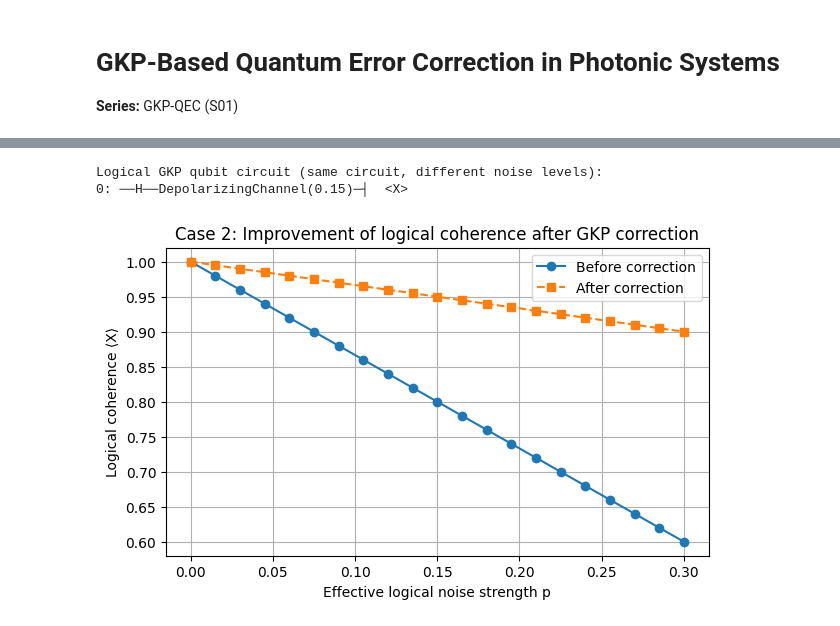
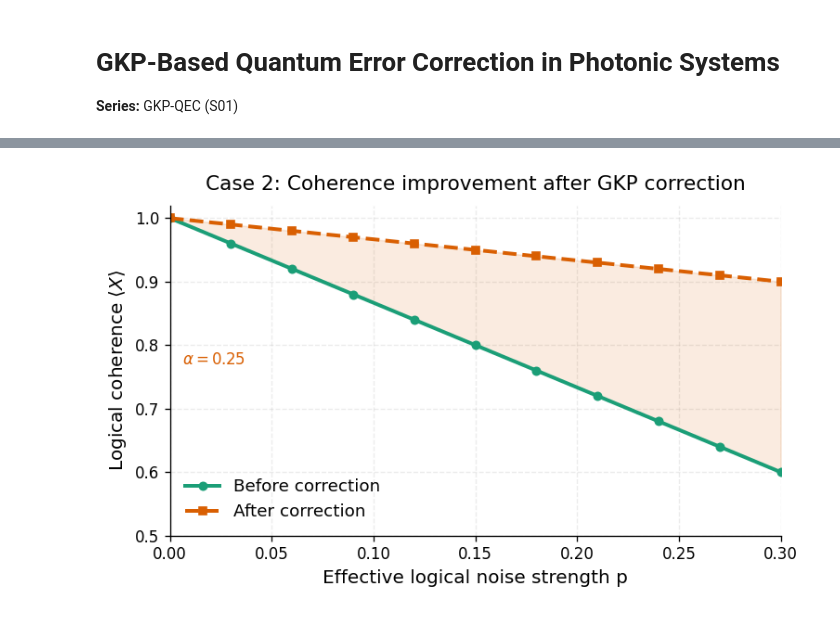
Before and after one commit to DennisWayo/bosonsicflow-gkp, a Jupyter notebook: demos/gkp_qec_demo_01.ipynb, the cells around one changed output, grey strips where cells are left out. Cells and saved outputs as stored; diff of their text form; code cells hidden in the pictures.

```diff
--- a/demos/gkp_qec_demo_01.ipynb
+++ b/demos/gkp_qec_demo_01.ipynb
@@ -182,44 +187,30 @@ No additional circuit elements are required. The correction shows up entirely as
 # %%
-import pennylane as qml
-from pennylane import numpy as np
-import matplotlib.pyplot as plt
-
-dev = qml.device("default.mixed", wires=1)
-
-@qml.qnode(dev)
-def logical_gkp_coherence(noise_strength):
-    qml.Hadamard(wires=0)
-    qml.DepolarizingChannel(noise_strength, wires=0)
-    return qml.expval(qml.PauliX(0))
-
-
 # Effective logical noise ranges
-p_raw = np.linspace(0.0, 0.30, 21)          # before correction
-alpha = 0.25                                # correction efficiency factor
-p_corrected = alpha * p_raw                 # after correction
+p_raw = np.linspace(0.0, 0.30, 61)  # before correction
+alpha = 0.25  # correction efficiency factor
+p_corrected = alpha * p_raw  # after correction
 
 # Compute coherences
-coh_raw = [logical_gkp_coherence(p) for p in p_raw]
-coh_corrected = [logical_gkp_coherence(p) for p in p_corrected]
-
-print("Logical GKP qubit circuit (same circuit, different noise levels):")
-print(qml.draw(logical_gkp_coherence)(p_before))
+coh_raw = np.array([logical_gkp_coherence(p) for p in p_raw])
+coh_corrected = np.array([logical_gkp_coherence(p) for p in p_corrected])
 
 # Plot
-plt.figure(figsize=(7, 4))
-plt.plot(p_raw, coh_raw, "o-", label="Before correction")
-plt.plot(p_raw, coh_corrected, "s--", label="After correction")
+fig, ax = plt.subplots(figsize=(6.5, 4))
+ax.plot(p_raw, coh_raw, "o-", color=colors["raw"], markevery=6, label="Before correction")
+ax.plot(p_raw, coh_corrected, "s--", color=colors["corrected"], markevery=6, label="After correction")
+ax.fill_between(p_raw, coh_corrected, coh_raw, color=colors["corrected"], alpha=0.12)
+ax.text(0.02, 0.52, rf"$\alpha = {alpha:.2f}$", transform=ax.transAxes, color=colors["corrected"])
 
-plt.xlabel("Effective logical noise strength p")
-plt.ylabel("Logical coherence ⟨X⟩")
-plt.title("Case 2: Improvement of logical coherence after GKP correction")
-plt.legend()
-plt.grid(True)
+ax.set_xlabel("Effective logical noise strength p")
+ax.set_ylabel(r"Logical coherence $\langle X \rangle$")
+ax.set_title("Case 2: Coherence improvement after GKP correction")
+ax.set_xlim(p_raw.min(), p_raw.max())
+ax.set_ylim(0.5, 1.02)
+ax.legend()
+fig.tight_layout()
 plt.show()
 # %% [output]
-Logical GKP qubit circuit (same circuit, different noise levels):
-0: ──H──DepolarizingChannel(0.15)─┤  <X>
-[figure, old version]
+[figure, new version]
 # %% [markdown]
 In Case 2, we model the effect of GKP error correction by reducing the effective logical noise strength according to
 
```
Also changed, not shown: parts of 11 cells of this notebook, 14 other files.
